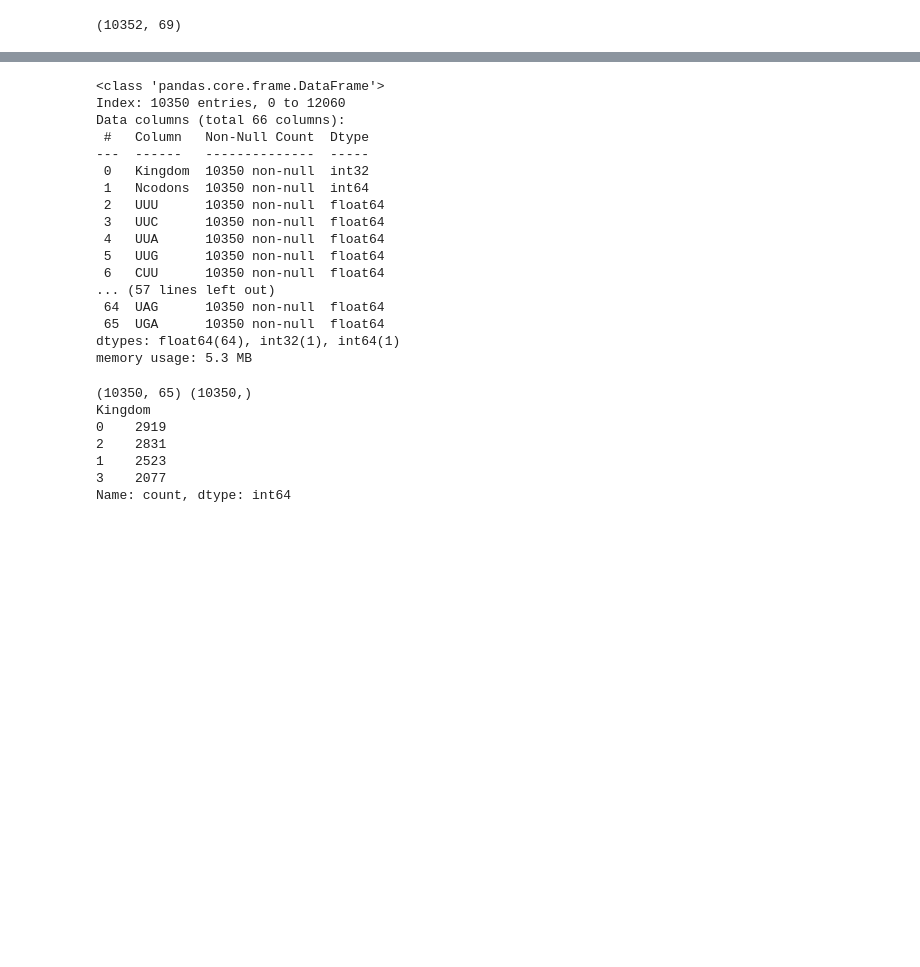
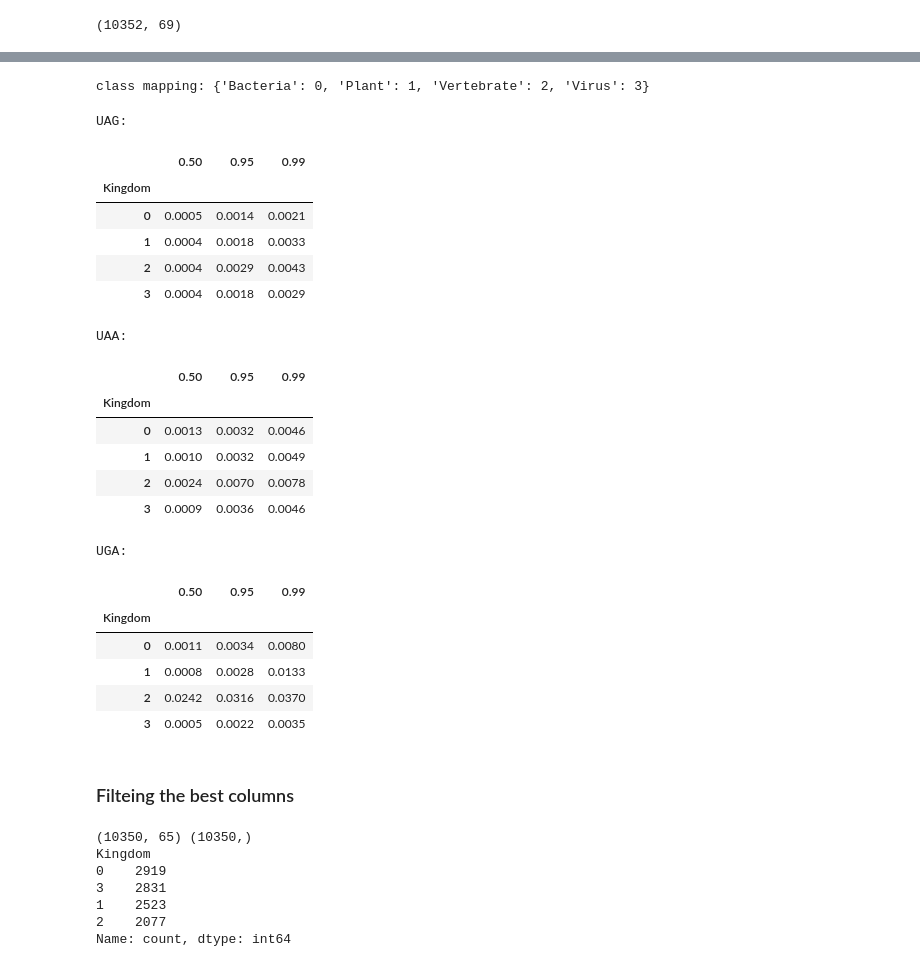
Before and after one commit to Mortti11/Advanced-Data-Analytics-, a Jupyter notebook: Second_Assignment/classification_DS.ipynb, the cells around one changed output, grey strips where cells are left out. Cells and saved outputs as stored; diff of their text form; code cells hidden in the pictures; blank space fills up the shorter version.

```diff
--- a/Second_Assignment/classification_DS.ipynb
+++ b/Second_Assignment/classification_DS.ipynb
@@ -69,3 +75,10 @@ print(f'Number of duplicated rows:{number_of_duplicated_rows}')
 # %% [output]
 DS shape: (13028, 69)
 Number of duplicated rows:0
+# %%
+df['UUU']=pd.to_numeric(df['UUU'],errors='coerce')
+df['UUC'] = pd.to_numeric(df['UUC'],errors='coerce')
+
+# The DS is big, let's check the unique values in each column.
+for column in df.columns:
+        print(f"Unique values in {column}: {df[column].unique()}")
@@ -185,39 +227,57 @@ summary
 # UAG, UAA, and UGA are very close to zero, when I asked GPT, the response was:
 # These are condon, which instruction for cell to adds one amino acid for building  protein.
 # When it is very low that means, STOP building the chain.
-# %%
-df.info()
-# %% [output]
-<class 'pandas.core.frame.DataFrame'>
-Index: 10350 entries, 0 to 12060
-Data columns (total 66 columns):
- #   Column   Non-Null Count  Dtype
----  ------   --------------  -----
- 0   Kingdom  10350 non-null  int32
- 1   Ncodons  10350 non-null  int64
- 2   UUU      10350 non-null  float64
- 3   UUC      10350 non-null  float64
- 4   UUA      10350 non-null  float64
- 5   UUG      10350 non-null  float64
- 6   CUU      10350 non-null  float64
-... (57 lines left out)
- 64  UAG      10350 non-null  float64
- 65  UGA      10350 non-null  float64
-dtypes: float64(64), int32(1), int64(1)
-memory usage: 5.3 MB
+# %%
+print("class mapping:",dict(zip(class_encoder.classes_,range(len(class_encoder.classes_)))))
+# classes are imbalanced, I will handle it later.
+# %% [output]
+class mapping: {'Bacteria': 0, 'Plant': 1, 'Vertebrate': 2, 'Virus': 3}
+# %%
+# let's check can I find any useful information from those columns and kingdom column
+stoped_condons = ['UAG', 'UAA', 'UGA']
+for column in stoped_condons:
+    grouped = df.groupby("Kingdom")[column].quantile([0.5, 0.95, 0.99]).unstack().round(4)
+    print(f"\n{column}:")
+    display(grouped)
+# The gap between 0.5 and 0.95 is very big, but between 0.95 and 0.99 is not that big
+# that means there are some outliers in the data, but not many.
+# %% [output]
+UAG:
+|  | 0.50 | 0.95 | 0.99 |
+| Kingdom |  |  |  |
+| 0 | 0.0005 | 0.0014 | 0.0021 |
+| 1 | 0.0004 | 0.0018 | 0.0033 |
+| 2 | 0.0004 | 0.0029 | 0.0043 |
+| 3 | 0.0004 | 0.0018 | 0.0029 |
+UAA:
+|  | 0.50 | 0.95 | 0.99 |
+| Kingdom |  |  |  |
+| 0 | 0.0013 | 0.0032 | 0.0046 |
+| 1 | 0.0010 | 0.0032 | 0.0049 |
+| 2 | 0.0024 | 0.0070 | 0.0078 |
+| 3 | 0.0009 | 0.0036 | 0.0046 |
+UGA:
+|  | 0.50 | 0.95 | 0.99 |
+| Kingdom |  |  |  |
+| 0 | 0.0011 | 0.0034 | 0.0080 |
+| 1 | 0.0008 | 0.0028 | 0.0133 |
+| 2 | 0.0242 | 0.0316 | 0.0370 |
+| 3 | 0.0005 | 0.0022 | 0.0035 |
+# %% [markdown]
+### Filteing the best columns
 # %%
 # My aim was to merge redundant columns, 64 columns is too much for analysis.
 X = df.drop(columns=['Kingdom'])
-y= df['Kingdom']
+y = df['Kingdom']
 print(X.shape, y.shape)
 print(y.value_counts())
 
-x_train, x_test, y_train, y_test = train_test_split(X, y, test_size=0.25, random_state=42, stratify=y)
+x_train, x_test, y_train, y_test = train_test_split(X, y, test_size=0.3, random_state=42, stratify=y)
 # %% [output]
 (10350, 65) (10350,)
 Kingdom
 0    2919
-2    2831
+3    2831
 1    2523
-3    2077
+2    2077
 Name: count, dtype: int64
```
Also changed, not shown: parts of 31 cells of this notebook, 7 other files.
